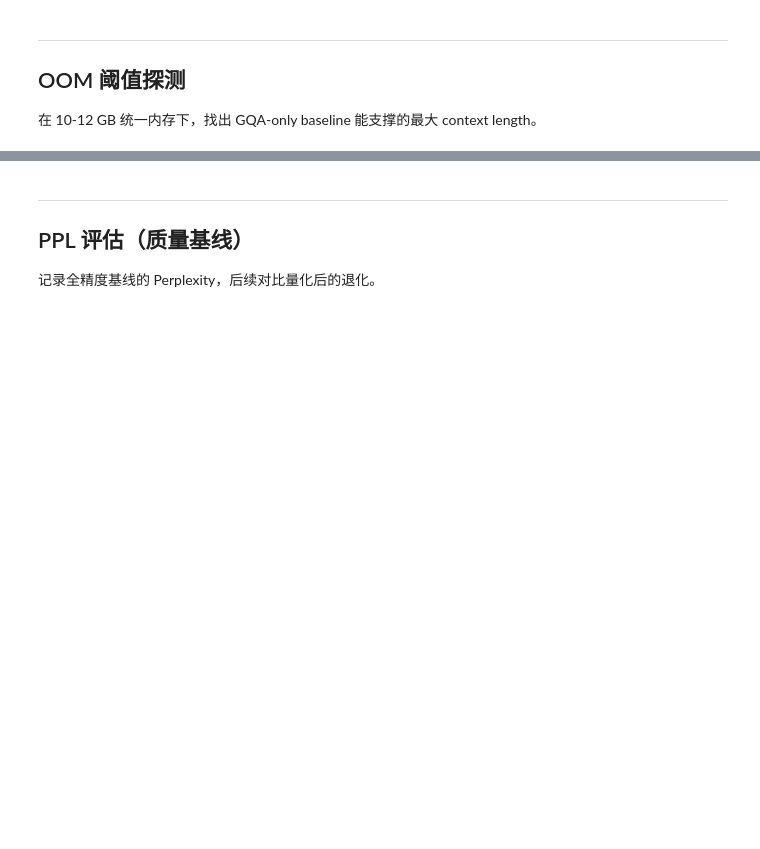
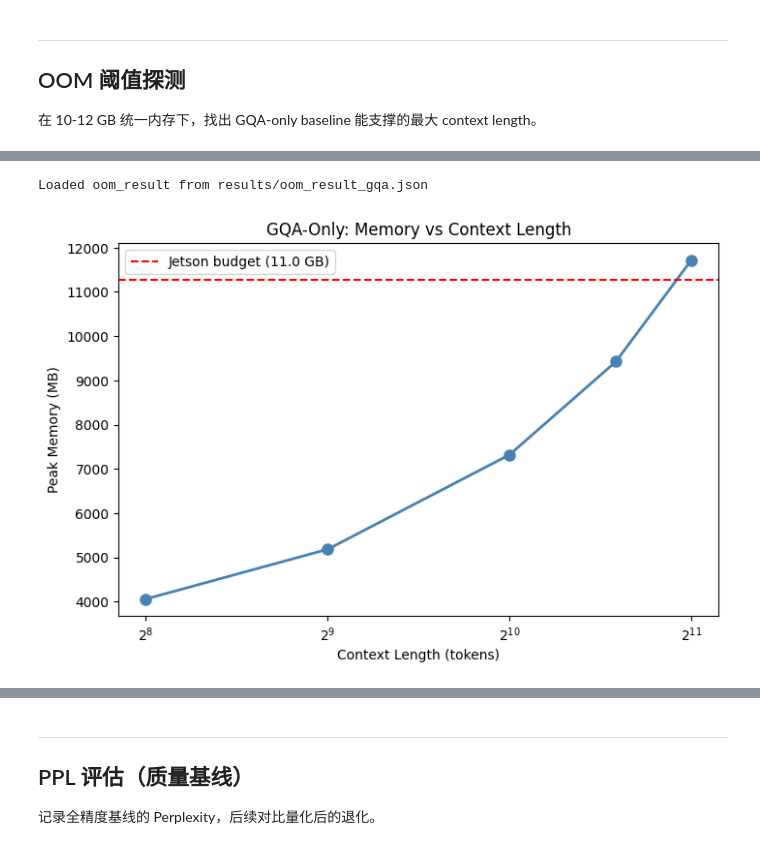
Before and after one commit to gongyizhi0425/Jetson_quantization_code, a Jupyter notebook: notebooks/02_baseline_gqa.ipynb, the cells around one changed output, grey strips where cells are left out. Cells and saved outputs as stored; diff of their text form; code cells hidden in the pictures; blank space fills up the shorter version.

```diff
--- a/notebooks/02_baseline_gqa.ipynb
+++ b/notebooks/02_baseline_gqa.ipynb
@@ -25,8 +25,8 @@ from src.dataset_utils import load_prompts
 
 from src.jetson_utils import load_model_safe, aggressive_cleanup
 
-MODEL_NAME = "Qwen/Qwen2.5-1.5B-Instruct"
-FALLBACK_NAME = "Qwen/Qwen2.5-0.5B-Instruct"
+MODEL_NAME = "unsloth/Llama-3.2-3B-Instruct"
+FALLBACK_NAME = "unsloth/Llama-3.2-3B-Instruct"
 DEVICE = "cuda"
 
 # Safe loading: checks free memory, falls back to lighter model, uses low_cpu_mem_usage
@@ -79,25 +134,40 @@ for r in oom_result['results']:
 # %%
 # OOM 阈值可视化
+import json
 import matplotlib.pyplot as plt
 
-ok_results = [r for r in oom_result['results'] if r['status'] == 'ok']
-ctx_lens = [r['context_length'] for r in ok_results]
-peak_mems = [r['peak_memory_mb'] for r in ok_results]
+if 'oom_result' not in dir() or oom_result is None:
+    try:
+        with open('../results/oom_result_gqa.json') as f:
+            oom_result = json.load(f)
+        print("Loaded oom_result from results/oom_result_gqa.json")
+    except FileNotFoundError:
+        oom_result = None
 
-fig, ax = plt.subplots(figsize=(8, 5))
-ax.plot(ctx_lens, peak_mems, 'o-', color='steelblue', linewidth=2, markersize=8)
-ax.axhline(y=JETSON_USABLE_GB * 1024, color='red', linestyle='--',
-           label=f'Jetson budget ({JETSON_USABLE_GB} GB)')
-if oom_result['oom_length']:
-    ax.axvline(x=oom_result['oom_length'], color='darkred', linestyle=':',
-               label=f'OOM @ {oom_result["oom_length"]}')
-ax.set_xlabel('Context Length (tokens)')
-ax.set_ylabel('Peak Memory (MB)')
-ax.set_title('GQA-Only: Memory vs Context Length')
-ax.legend()
-ax.set_xscale('log', base=2)
-plt.tight_layout()
-plt.savefig('../results/oom_threshold_gqa.png', dpi=150)
-plt.show()
+if oom_result is None:
+    print("⚠️ 未找到 oom_result。请先运行上一单元完成 OOM 探测。")
+else:
+    ok_results = [r for r in oom_result['results'] if r['status'] == 'ok']
+    ctx_lens = [r['context_length'] for r in ok_results]
+    peak_mems = [r['peak_memory_mb'] for r in ok_results]
+
+    if len(ctx_lens) == 0:
+        print("⚠️ 没有可视化数据（全部失败或被跳过）。")
+    else:
+        fig, ax = plt.subplots(figsize=(8, 5))
+        ax.plot(ctx_lens, peak_mems, 'o-', color='steelblue', linewidth=2, markersize=8)
+        ax.axhline(y=JETSON_USABLE_GB * 1024, color='red', linestyle='--',
+                   label=f'Jetson budget ({JETSON_USABLE_GB} GB)')
+        if oom_result['oom_length']:
+            ax.axvline(x=oom_result['oom_length'], color='darkred', linestyle=':',
+                       label=f'OOM @ {oom_result["oom_length"]}')
+        ax.set_xlabel('Context Length (tokens)')
+        ax.set_ylabel('Peak Memory (MB)')
+        ax.set_title('GQA-Only: Memory vs Context Length')
+        ax.legend()
+        ax.set_xscale('log', base=2)
+# %% [output]
+Loaded oom_result from results/oom_result_gqa.json
+[figure, added]
 # %% [markdown]
 ---
```
Also changed, not shown: parts of 12 cells of this notebook, 34 other files.
